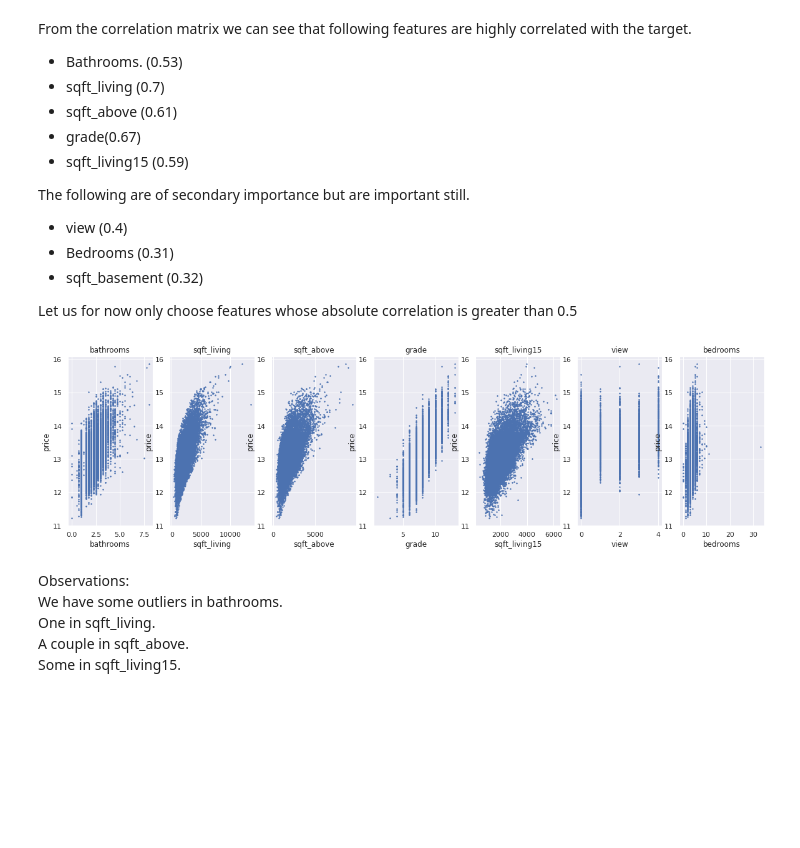
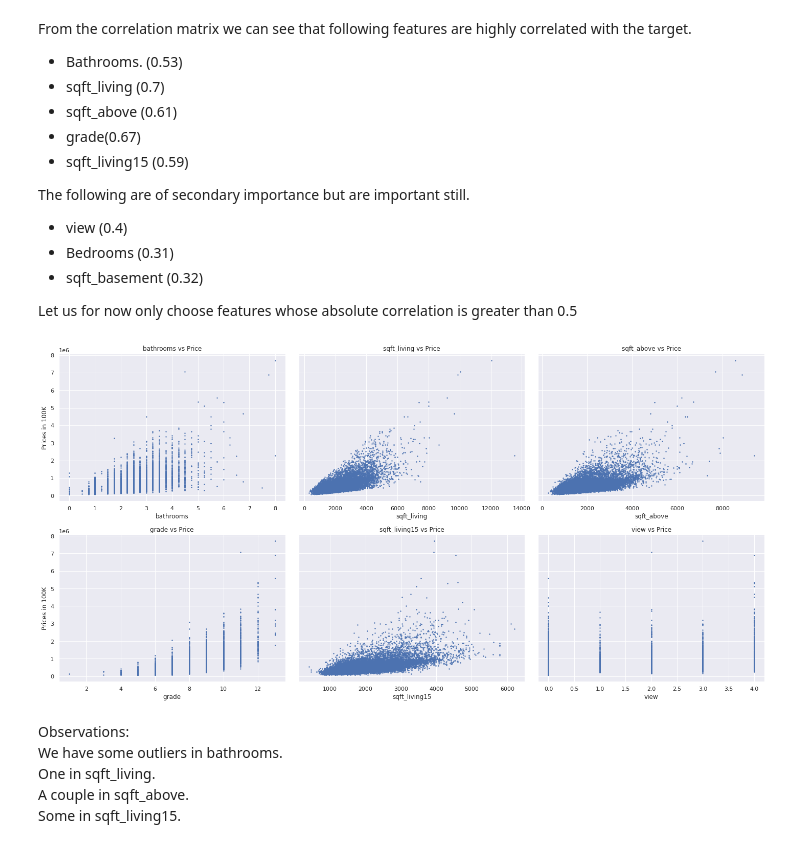
Before and after one commit to ketkiambekar/housing-prices-prediction, a Jupyter notebook: King_County_Housing_Prices.ipynb, the cells around one changed output. Saved outputs shown, nothing was run; the diff lists cells and outputs as text; code cells hidden in the pictures; blank space fills up the shorter version.

```diff
--- a/King_County_Housing_Prices.ipynb
+++ b/King_County_Housing_Prices.ipynb
@@ -185,19 +190,23 @@ Let us for now only choose features whose absolute correlation is greater than 0
 features = ['bathrooms', 'sqft_living', 'sqft_above', 'grade','sqft_living15', 'view']
 #features = ['sqft_living', 'sqft_above', 'grade','sqft_living15', ]
 target = housing_data['price']
-# %%
-plt.figure(figsize=(20, 5))
-
-for i, col in enumerate(features):
-    plt.subplot(1, len(features) , i+1)
-    x = housing_data[col]
-    y = Y
-    plt.scatter(x, y, marker='o', s=2)
-    plt.title(col)
-    plt.xlabel(col)
-    plt.ylabel('price')
-# %% [output]
-[figure, removed]
+# %%
+#Plotting each feature against price
+cols = 3
+rows = int(np.ceil(len(features)/cols))
+fig, axs=plt.subplots(nrows=rows, ncols=cols, figsize=(20, 10), sharey=True)
+
+for i in range (len(features)):
+  x = housing_data[features[i]]
+  y = target
+  axs.flat[i].scatter(x, y, marker='o', s=2)
+  axs.flat[i].set_title(str(features[i])+" vs Price")
+  axs.flat[i].set_xlabel(str(features[i]))
+
+plt.setp(axs[:, 0], ylabel='Prices in 100K')
+fig.tight_layout()
+# %% [output]
+[figure, added]
 # %% [markdown]
 Observations: <br>
 We have some outliers in bathrooms. <br>
```
Also changed, not shown: parts of 8 cells of this notebook.
